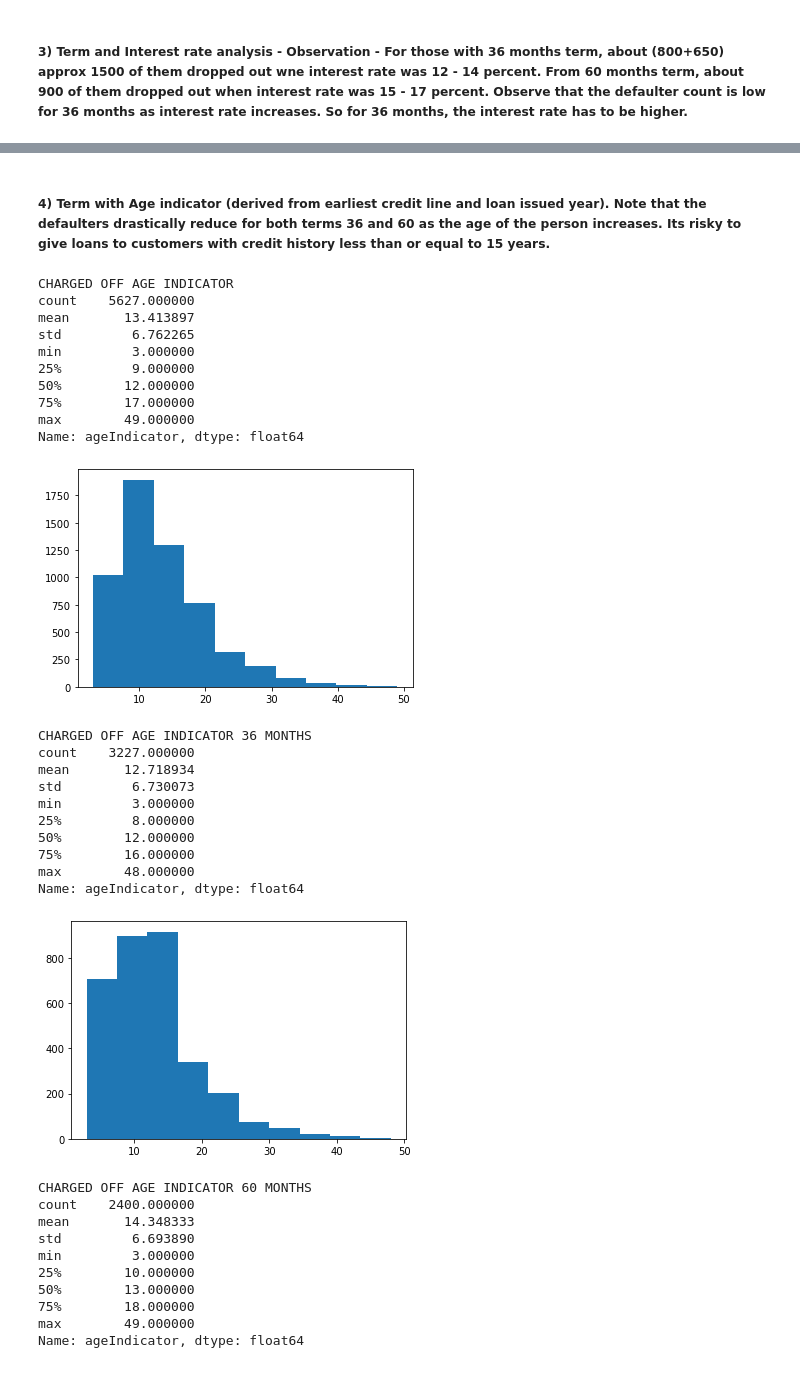
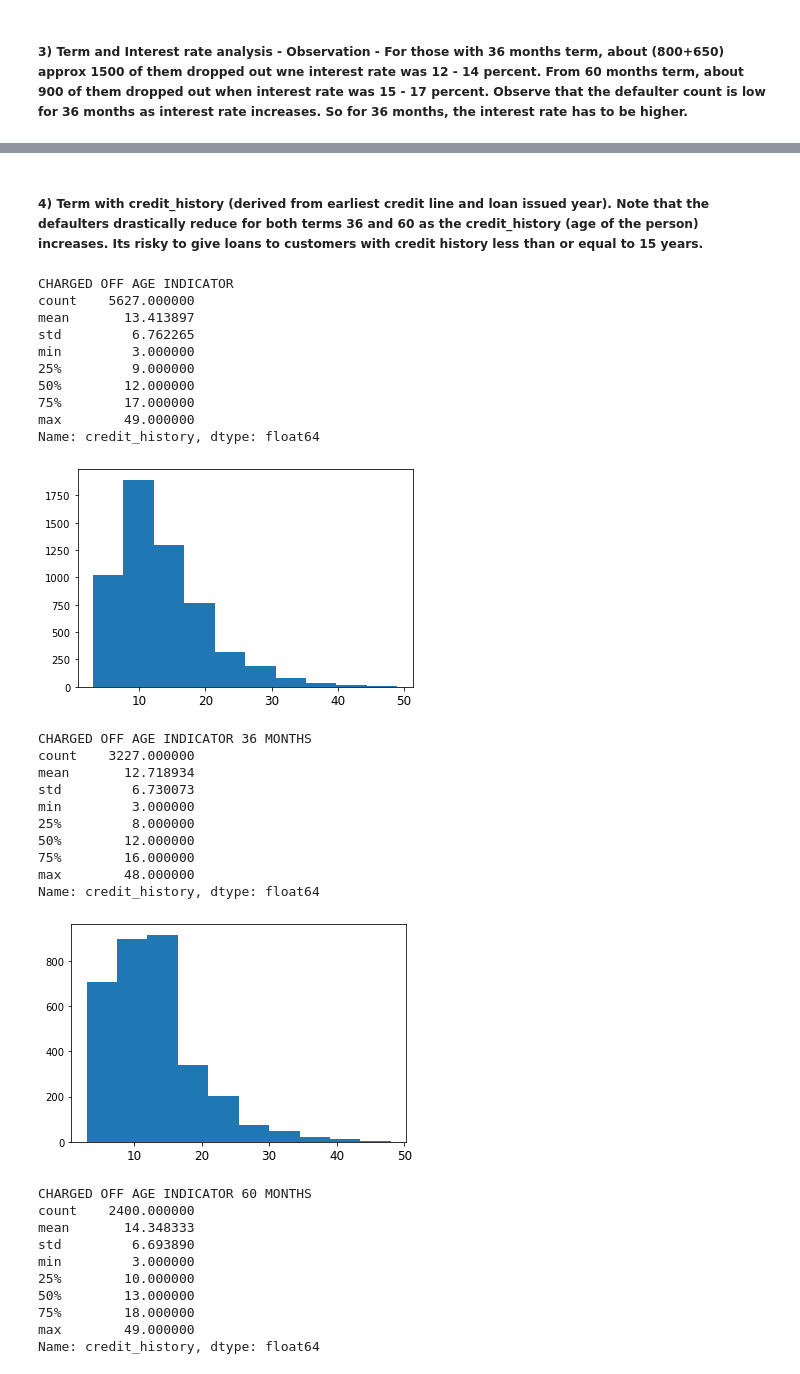
Before and after one commit to Kumaraguru-Muthuraj/_AIML_Code, a Jupyter notebook: _PythonNotebooks/_Course2_Statistics_Essentials/Mod6_Lendingclub_casestudy/LendingClub.ipynb, the cells around one changed output, grey strips where cells are left out. Cells and saved outputs as stored; diff of their text form; code cells hidden in the pictures.

```diff
--- a/_PythonNotebooks/_Course2_Statistics_Essentials/Mod6_Lendingclub_casestudy/LendingClub.ipynb
+++ b/_PythonNotebooks/_Course2_Statistics_Essentials/Mod6_Lendingclub_casestudy/LendingClub.ipynb
@@ -162,11 +162,16 @@ def getCRYear(x):
 
 df['earliest_cr_line'] = df['earliest_cr_line'].apply(getCRYear)
 df['year_issued'] = df['issue_d'].apply(getYear)
-df['ageIndicator'] = df['year_issued'] - df['earliest_cr_line']
+df['credit_history'] = df['year_issued'] - df['earliest_cr_line']
 
 
 #EMI as a percent of monthly income
 df['emi_income_percent'] = (df['installment'] / (df['annual_inc'] /12)) * 100
+
+# Lets check the details of addr_state
+print(df.addr_state.unique())
+
+#df.head()
 
 paidOff = df['loan_status'] == 'fully paid'
 current = df['loan_status'] == 'current'
@@ -296,25 +305,25 @@ Name: int_rate_round, dtype: float64
 # %% [markdown]
-##### 4) Term with Age indicator (derived from earliest credit line and loan issued year). Note that the defaulters drastically reduce for both terms 36 and 60 as the age of the person increases. Its risky to give loans to customers with credit history less than or equal to 15 years.
+##### 4) Term with credit_history (derived from earliest credit line and loan issued year). Note that the defaulters drastically reduce for both terms 36 and 60 as the credit_history (age of the person) increases. Its risky to give loans to customers with credit history less than or equal to 15 years.
 # %%
 dfChargedOff['earliest_cr_line'].value_counts()
 #dfChargedOff['year_issued'].unique()
 
-#dfChargedOff['ageIndicator']
-printHistogram('charged off Age Indicator', dfChargedOff['ageIndicator'])
-printHistogram('charged off Age Indicator 36 months', _36monthChargedOff['ageIndicator'])
-printHistogram('charged off Age Indicator 60 months', _60monthChargedOff['ageIndicator'])
+#dfChargedOff['credit_history']
+printHistogram('charged off Age Indicator', dfChargedOff['credit_history'])
+printHistogram('charged off Age Indicator 36 months', _36monthChargedOff['credit_history'])
+printHistogram('charged off Age Indicator 60 months', _60monthChargedOff['credit_history'])
 # %% [output]
 CHARGED OFF AGE INDICATOR
 count    5627.000000
 mean       13.413897
 std         6.762265
 min         3.000000
 25%         9.000000
 50%        12.000000
 75%        17.000000
 max        49.000000
-Name: ageIndicator, dtype: float64
+Name: credit_history, dtype: float64
-[figure, old version]
+[figure, new version]
 CHARGED OFF AGE INDICATOR 36 MONTHS
 count    3227.000000
 mean       12.718934
@@ -324,8 +333,8 @@ min         3.000000
 50%        12.000000
 75%        16.000000
 max        48.000000
-Name: ageIndicator, dtype: float64
+Name: credit_history, dtype: float64
-[figure, old version]
+[figure, new version]
 CHARGED OFF AGE INDICATOR 60 MONTHS
 count    2400.000000
 mean       14.348333
@@ -335,4 +344,4 @@ min         3.000000
 50%        13.000000
 75%        18.000000
 max        49.000000
-Name: ageIndicator, dtype: float64
+Name: credit_history, dtype: float64
```
Also changed, not shown: parts of 16 cells of this notebook.
